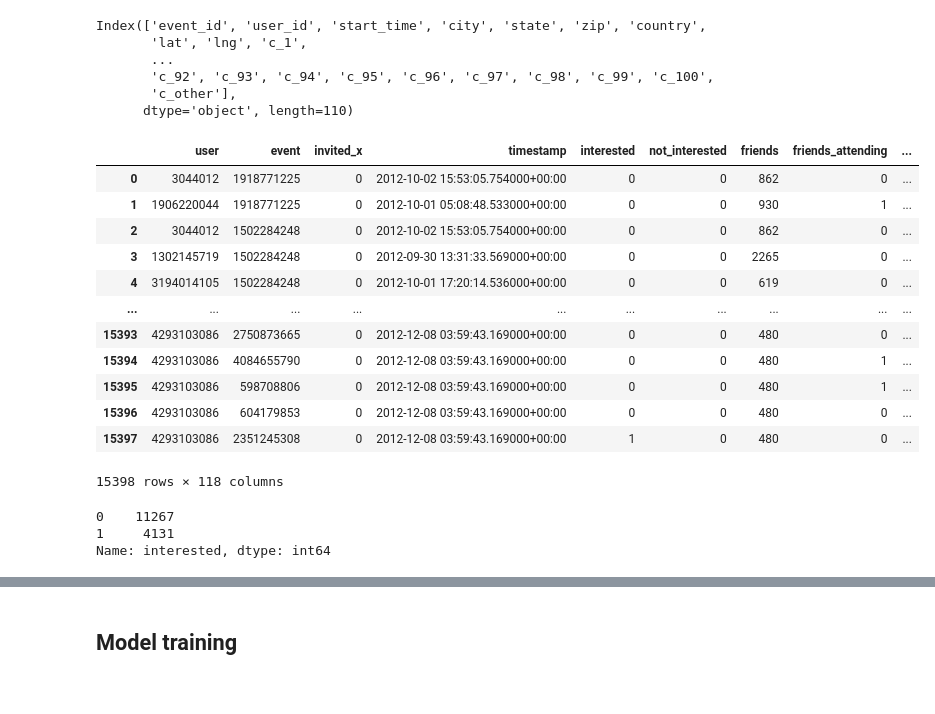
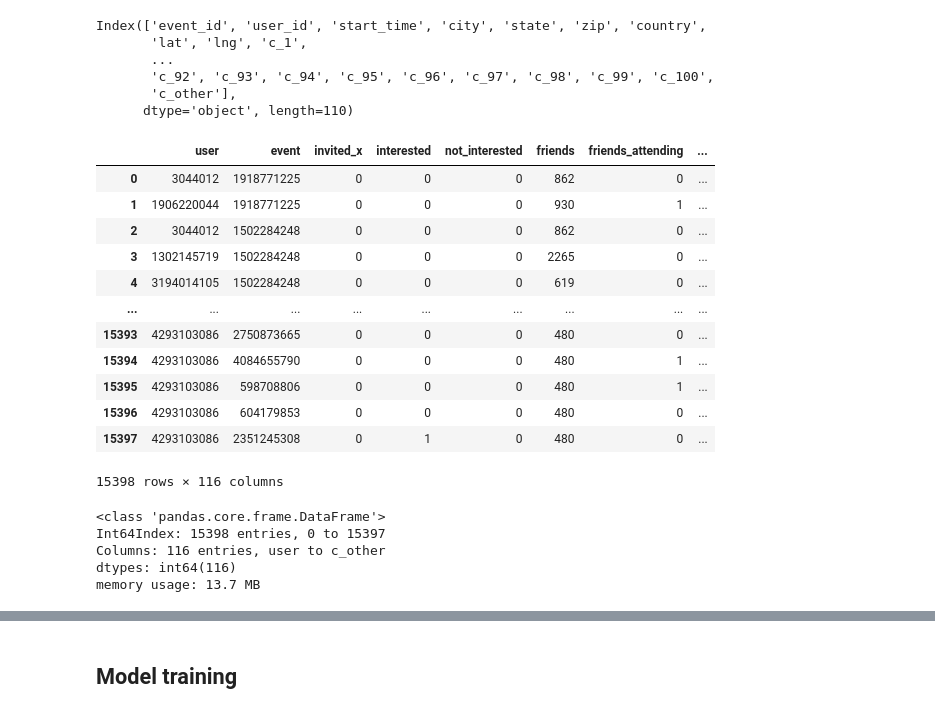
Before and after one commit to dsanmart/everywhere-reco, a Jupyter notebook: examples/models/model1.ipynb, the cells around one changed output, grey strips where cells are left out. Drawn from its saved outputs; the diff is of its cells as text; code cells hidden in the pictures.

```diff
--- a/examples/models/model1.ipynb
+++ b/examples/models/model1.ipynb
@@ -72,35 +73,6 @@ df_user_friends.head()
 | 2 | 823183725 | 1484954627 1950387873 1652977611 ... |
 | 3 | 1872223848 | 83361640 723814682 557944478 1724... |
 | 4 | 3429017717 | 4253303705 2130310957 1838389374 ... |
-# %%
-def get_friends_status(row, event_attendees_df):
-    """Returns the number of friends attending, not attending, maybe attending, and invited to the event."""
-
-    event = row['event']
-    friends = str(row['friends']).split(' ')
-    ppl_attending = str(event_attendees_df.iloc[np.where(event_attendees_df['event']==event)[0][0]]['yes']).split(' ')
-    ppl_not_attending = str(event_attendees_df.iloc[np.where(event_attendees_df['event']==event)[0][0]]['no']).split(' ')
-    ppl_maybe_attending = str(event_attendees_df.iloc[np.where(event_attendees_df['event']==event)[0][0]]['maybe']).split(' ')
-    ppl_invited = str(event_attendees_df.iloc[np.where(event_attendees_df['event']==event)[0][0]]['invited']).split(' ')
-    friends_attending = list(set(friends).intersection(set(ppl_attending)))
-    friends_not_attending = list(set(friends).intersection(set(ppl_not_attending)))
-    friends_maybe_attending = list(set(friends).intersection(set(ppl_maybe_attending)))
-    friends_invited = list(set(friends).intersection(set(ppl_invited)))
-
-    return [len(friends_attending), len(friends_not_attending), len(friends_maybe_attending), len(friends_invited)]
-
-def count_words(row, col_name):
-    if(type(row[col_name]) != str):
-        return 0
-    return len(row[col_name].split())
-
-def get_friends_attendee_nums(train_df, friends_df, event_attendees_df):
-    # merge train_df with friends_df
-    merged_df = pd.merge(train_df, friends_df, how='inner', left_on='user', right_on='user')
-    merged_df['friends_attending'], merged_df['friends_not_attending'], merged_df['friends_maybe_attending'], merged_df['friends_invited'] = zip(*merged_df.apply(lambda row: get_friends_status(row, event_attendees_df), axis=1))
-    # convert friends column to number of friends
-    merged_df['friends'] = merged_df.apply (lambda row: count_words(row, 'friends'), axis=1)
-    return merged_df
 # %%
 df_train = get_friends_attendee_nums(df_train, df_user_friends, df_event_attendees)
 df_train
@@ -118,15 +90,3 @@ df_train
 | 15396 | 4293103086 | 604179853 | 0 | 2012-12-08 03:59:43.169000+00:00 | 0 | 0 | 480 | 0 | ... |
 | 15397 | 4293103086 | 2351245308 | 0 | 2012-12-08 03:59:43.169000+00:00 | 1 | 0 | 480 | 0 | ... |
 15398 rows × 11 columns
-# %%
-def get_event_attendee_nums(train_df, event_attendees_df):
-    merged_df = pd.merge(train_df, event_attendees_df, how='inner', left_on='event', right_on='event')
-    merged_df['users_yes'] = merged_df.apply (lambda row: count_words(row, 'yes'), axis=1)
-    merged_df['users_no'] = merged_df.apply (lambda row: count_words(row, 'no'), axis=1)
-    merged_df['users_maybe'] = merged_df.apply (lambda row: count_words(row, 'maybe'), axis=1)
-    merged_df['users_invited_count'] = merged_df.apply (lambda row: count_words(row, 'invited_y'), axis=1)
-
-    return merged_df
-
-df_train = get_event_attendee_nums(df_train, df_event_attendees)
-df_train
@@ -156,19 +119,20 @@ Index(['event_id', 'user_id', 'start_time', 'city', 'state', 'zip', 'country',
 # %%
 df_events_clean = df_events.drop(columns=['user_id', 'start_time', 'city', 'state', 'zip', 'country', 'lat', 'lng'])
 # Merge with events
 df_train = pd.merge(df_train, df_events_clean, how='inner', left_on='event', right_on='event_id')
+df_train = df_train.drop(columns=['invited_y', 'timestamp', 'yes', 'maybe', 'no'])
 df_train
 # %% [output]
-|  | user | event | invited_x | timestamp | interested | not_interested | friends | friends_attending | ... |
-| 0 | 3044012 | 1918771225 | 0 | 2012-10-02 15:53:05.754000+00:00 | 0 | 0 | 862 | 0 | ... |
-| 1 | 1906220044 | 1918771225 | 0 | 2012-10-01 05:08:48.533000+00:00 | 0 | 0 | 930 | 1 | ... |
-| 2 | 3044012 | 1502284248 | 0 | 2012-10-02 15:53:05.754000+00:00 | 0 | 0 | 862 | 0 | ... |
-| 3 | 1302145719 | 1502284248 | 0 | 2012-09-30 13:31:33.569000+00:00 | 0 | 0 | 2265 | 0 | ... |
-| 4 | 3194014105 | 1502284248 | 0 | 2012-10-01 17:20:14.536000+00:00 | 0 | 0 | 619 | 0 | ... |
-| ... | ... | ... | ... | ... | ... | ... | ... | ... | ... |
-| 15393 | 4293103086 | 2750873665 | 0 | 2012-12-08 03:59:43.169000+00:00 | 0 | 0 | 480 | 0 | ... |
-| 15394 | 4293103086 | 4084655790 | 0 | 2012-12-08 03:59:43.169000+00:00 | 0 | 0 | 480 | 1 | ... |
-| 15395 | 4293103086 | 598708806 | 0 | 2012-12-08 03:59:43.169000+00:00 | 0 | 0 | 480 | 1 | ... |
-| 15396 | 4293103086 | 604179853 | 0 | 2012-12-08 03:59:43.169000+00:00 | 0 | 0 | 480 | 0 | ... |
-| 15397 | 4293103086 | 2351245308 | 0 | 2012-12-08 03:59:43.169000+00:00 | 1 | 0 | 480 | 0 | ... |
+|  | user | event | invited_x | interested | not_interested | friends | friends_attending | ... |
+| 0 | 3044012 | 1918771225 | 0 | 0 | 0 | 862 | 0 | ... |
+| 1 | 1906220044 | 1918771225 | 0 | 0 | 0 | 930 | 1 | ... |
+| 2 | 3044012 | 1502284248 | 0 | 0 | 0 | 862 | 0 | ... |
+| 3 | 1302145719 | 1502284248 | 0 | 0 | 0 | 2265 | 0 | ... |
+| 4 | 3194014105 | 1502284248 | 0 | 0 | 0 | 619 | 0 | ... |
+| ... | ... | ... | ... | ... | ... | ... | ... | ... |
+| 15393 | 4293103086 | 2750873665 | 0 | 0 | 0 | 480 | 0 | ... |
+| 15394 | 4293103086 | 4084655790 | 0 | 0 | 0 | 480 | 1 | ... |
+| 15395 | 4293103086 | 598708806 | 0 | 0 | 0 | 480 | 1 | ... |
+| 15396 | 4293103086 | 604179853 | 0 | 0 | 0 | 480 | 0 | ... |
+| 15397 | 4293103086 | 2351245308 | 0 | 1 | 0 | 480 | 0 | ... |
-15398 rows × 118 columns
+15398 rows × 116 columns
@@ -177,6 +139,8 @@ df_train = df_train.drop(columns=['invited_y', 'timestamp'])
 # %%
-df_train["interested"].value_counts()
+df_train.info()
 # %% [output]
-0    11267
-1     4131
-Name: interested, dtype: int64
+<class 'pandas.core.frame.DataFrame'>
+Int64Index: 15398 entries, 0 to 15397
+Columns: 116 entries, user to c_other
+dtypes: int64(116)
+memory usage: 13.7 MB
```
Also changed, not shown: parts of 9 cells of this notebook, 1 other file.
